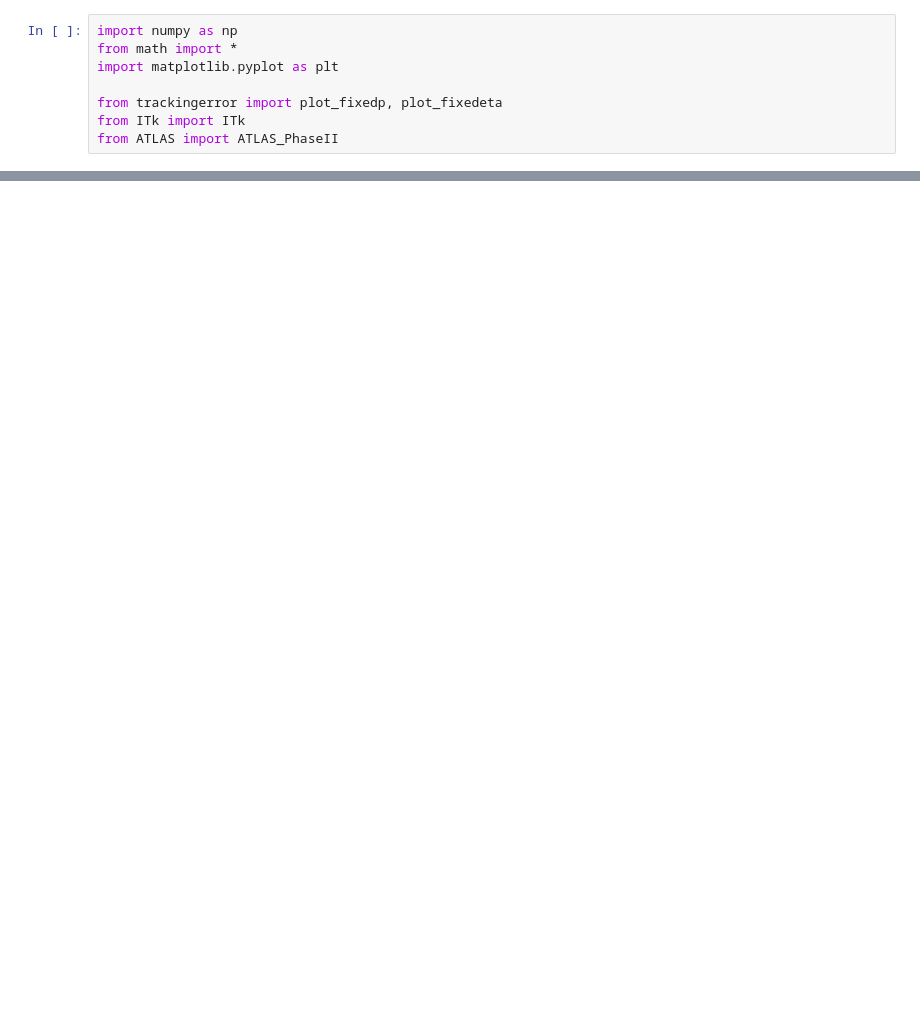
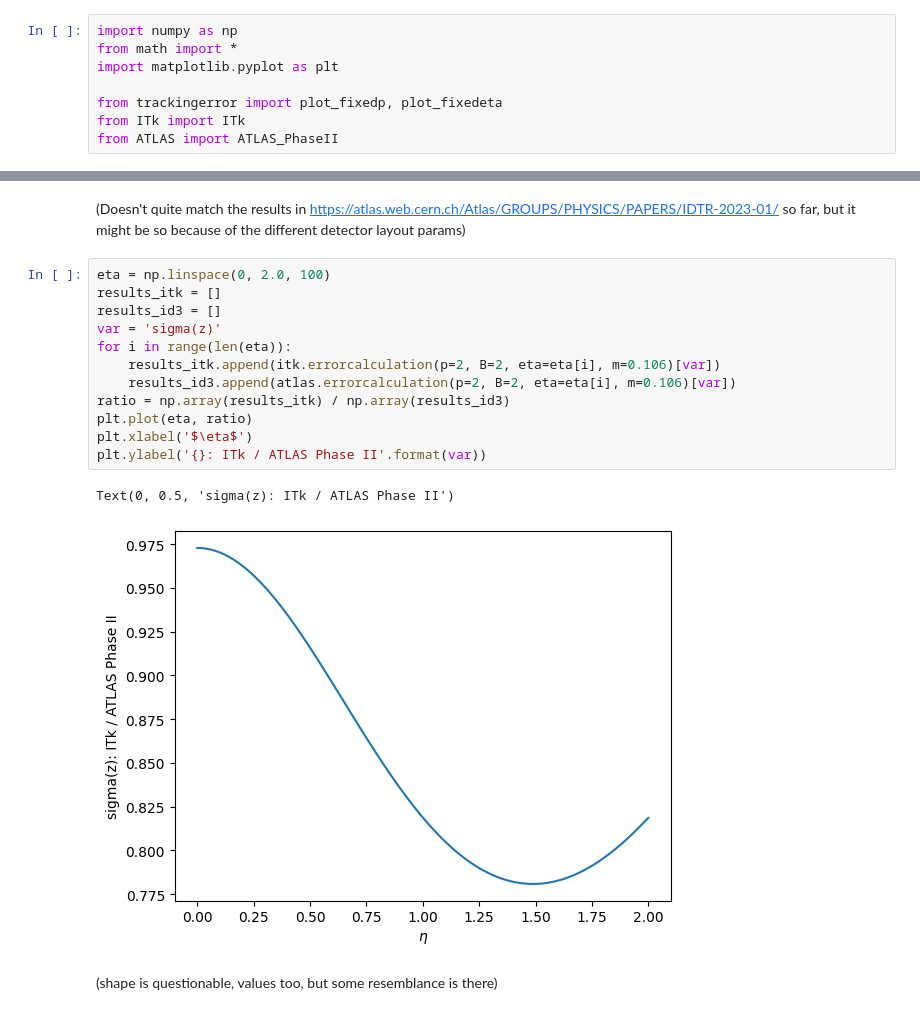
Before and after one commit to szaozerska/TrackingResolution-ITk, a Jupyter notebook: id3_vs_itk.ipynb, the cells around one changed output, grey strips where cells are left out. Drawn from its saved outputs; the diff is of its cells as text; blank space fills up the shorter version.

```diff
--- a/id3_vs_itk.ipynb
+++ b/id3_vs_itk.ipynb
@@ -27,0 +46,19 @@ Resolution in the first eta bin 67.03593470041787
+# %% [markdown]
+(Doesn't quite match the results in https://atlas.web.cern.ch/Atlas/GROUPS/PHYSICS/PAPERS/IDTR-2023-01/ so far, but it might be so because of the different detector layout params)
+# %%
+eta = np.linspace(0, 2.0, 100)
+results_itk = []
+results_id3 = []
+var = 'sigma(z)'
+for i in range(len(eta)):
+    results_itk.append(itk.errorcalculation(p=2, B=2, eta=eta[i], m=0.106)[var])
+    results_id3.append(atlas.errorcalculation(p=2, B=2, eta=eta[i], m=0.106)[var])
+ratio = np.array(results_itk) / np.array(results_id3)
+plt.plot(eta, ratio)
+plt.xlabel('$\eta$')
+plt.ylabel('{}: ITk / ATLAS Phase II'.format(var))
+# %% [output]
+Text(0, 0.5, 'sigma(z): ITk / ATLAS Phase II')
+[figure, added]
+# %% [markdown]
+(shape is questionable, values too, but some resemblance is there)
```
Also changed, not shown: parts of 3 cells of this notebook, 1 other file.
